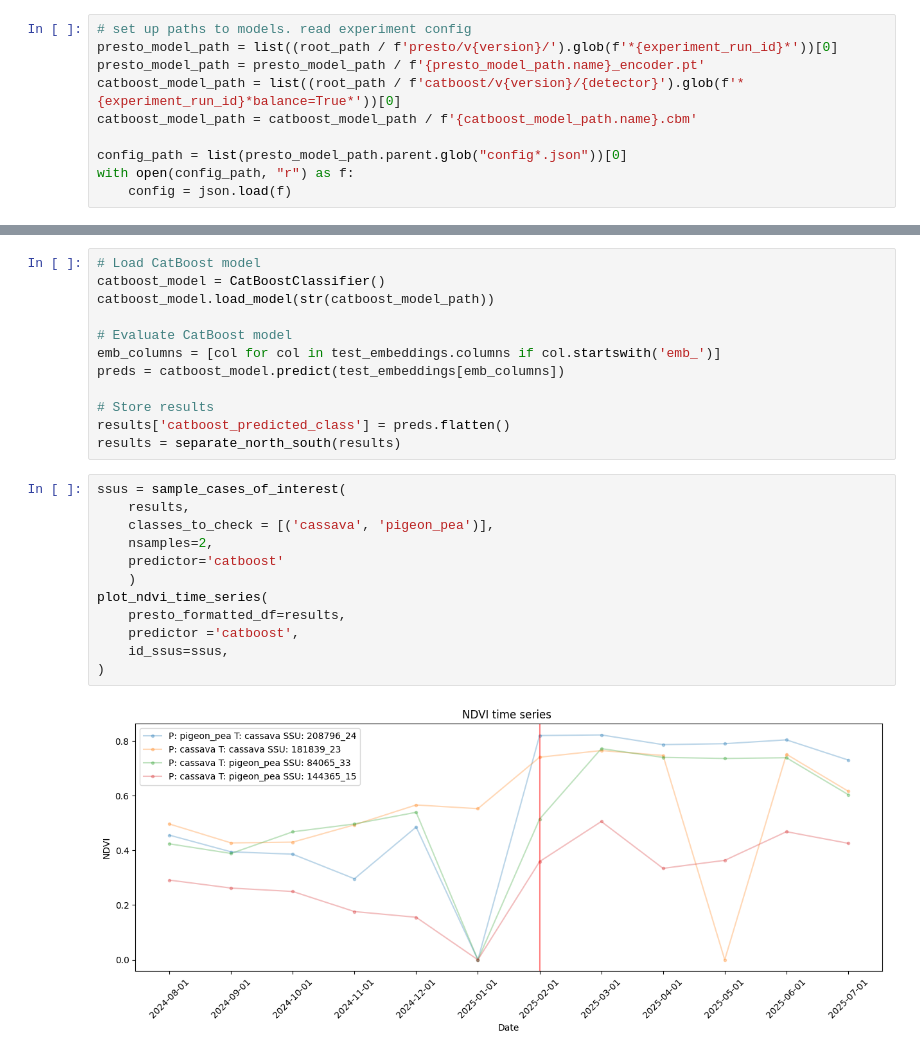
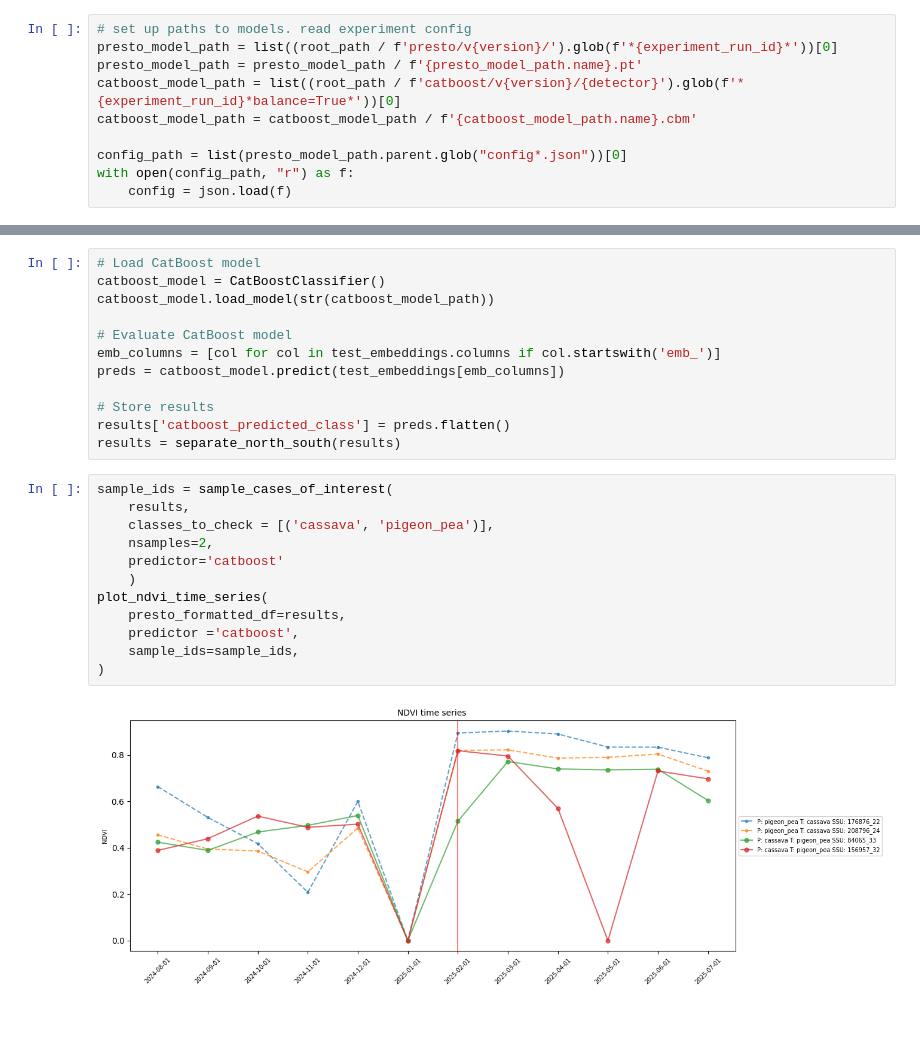
Before and after one commit to WorldCereal/worldcereal-cop4geoglam, a Jupyter notebook: notebooks/data_and_results_investigation.ipynb, the cells around one changed output, grey strips where cells are left out. Cells and saved outputs as stored; diff of their text form; blank space fills up the shorter version.

Commit message:
bug fix and updates with koen's plots

```diff
--- a/notebooks/data_and_results_investigation.ipynb
+++ b/notebooks/data_and_results_investigation.ipynb
@@ -213,7 +307,7 @@ dataset = "test" # "train", "val", "test"
 # %%
 # set up paths to models. read experiment config
 presto_model_path = list((root_path / f'presto/v{version}/').glob(f'*{experiment_run_id}*'))[0]
-presto_model_path = presto_model_path / f'{presto_model_path.name}_encoder.pt'
+presto_model_path = presto_model_path / f'{presto_model_path.name}.pt'
 catboost_model_path = list((root_path / f'catboost/v{version}/{detector}').glob(f'*{experiment_run_id}*balance=True*'))[0]
 catboost_model_path = catboost_model_path / f'{catboost_model_path.name}.cbm'
 
@@ -272,17 +366,17 @@ preds = catboost_model.predict(test_embeddings[emb_columns])
 results['catboost_predicted_class'] = preds.flatten()
 results = separate_north_south(results)
 # %%
-ssus = sample_cases_of_interest(
+sample_ids = sample_cases_of_interest(
     results,
     classes_to_check = [('cassava', 'pigeon_pea')],
     nsamples=2,
     predictor='catboost'
     )
 plot_ndvi_time_series(
     presto_formatted_df=results,
     predictor ='catboost',
-    id_ssus=ssus,
+    sample_ids=sample_ids,
 )
 # %% [output]
-[figure, old version]
+[figure, new version]
 # %%
```
Also changed, not shown: parts of 6 cells of this notebook.
